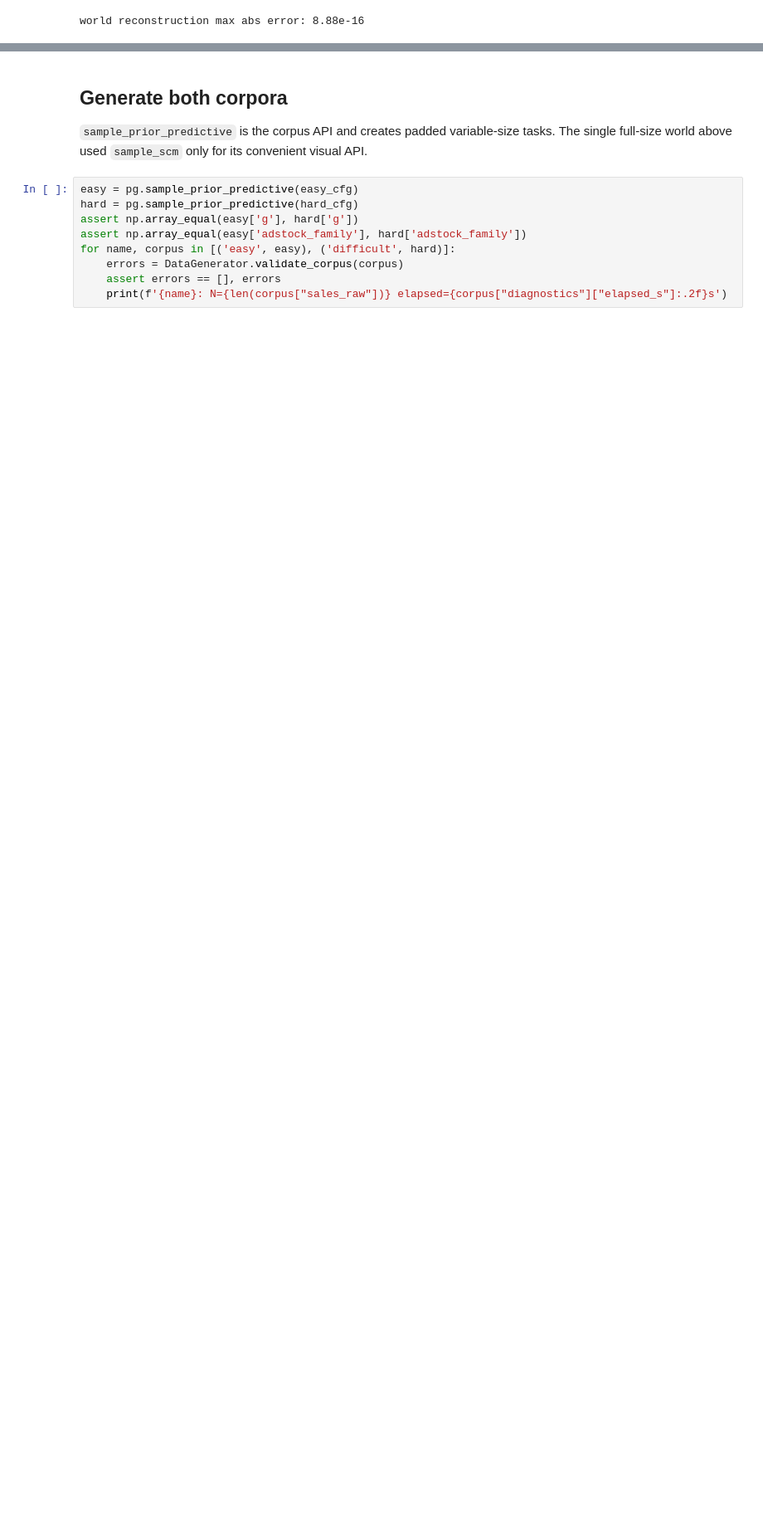
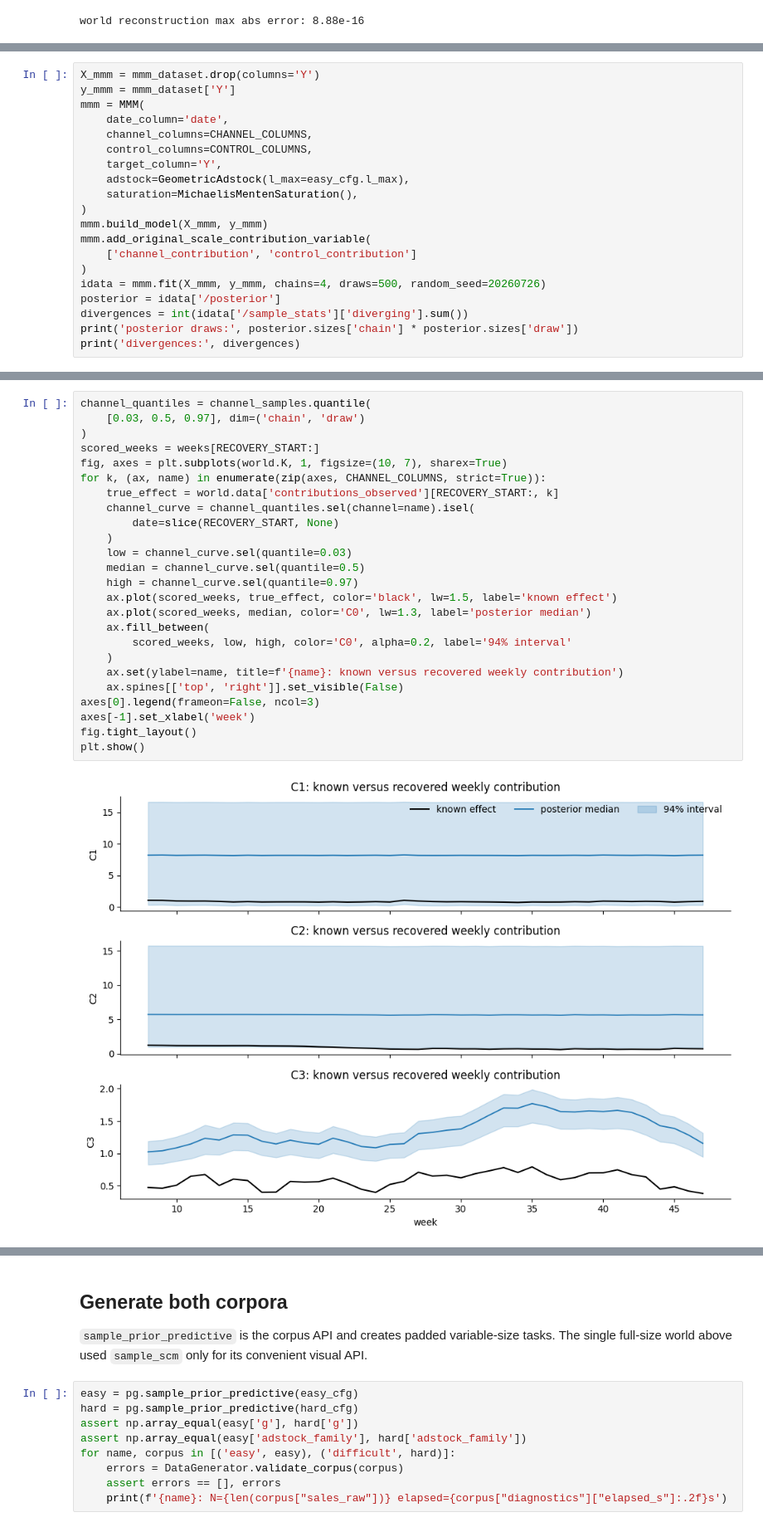
Before and after one commit to pymc-labs/pymc-generator, a Jupyter notebook: docs/examples/simple-model.ipynb, the cells around one changed output, grey strips where cells are left out. Shown at 83% size. Cells and saved outputs as stored; diff of their text form; blank space fills up the shorter version.

Commit message:
docs: audit MMM effect recovery

```diff
--- a/docs/examples/simple-model.ipynb
+++ b/docs/examples/simple-model.ipynb
@@ -176,0 +207,20 @@ world reconstruction max abs error: 8.88e-16
+# %%
+X_mmm = mmm_dataset.drop(columns='Y')
+y_mmm = mmm_dataset['Y']
+mmm = MMM(
+    date_column='date',
+    channel_columns=CHANNEL_COLUMNS,
+    control_columns=CONTROL_COLUMNS,
+    target_column='Y',
+    adstock=GeometricAdstock(l_max=easy_cfg.l_max),
+    saturation=MichaelisMentenSaturation(),
+)
+mmm.build_model(X_mmm, y_mmm)
+mmm.add_original_scale_contribution_variable(
+    ['channel_contribution', 'control_contribution']
+)
+idata = mmm.fit(X_mmm, y_mmm, chains=4, draws=500, random_seed=20260726)
+posterior = idata['/posterior']
+divergences = int(idata['/sample_stats']['diverging'].sum())
+print('posterior draws:', posterior.sizes['chain'] * posterior.sizes['draw'])
+print('divergences:', divergences)
@@ -176,0 +304,27 @@ world reconstruction max abs error: 8.88e-16
+# %%
+channel_quantiles = channel_samples.quantile(
+    [0.03, 0.5, 0.97], dim=('chain', 'draw')
+)
+scored_weeks = weeks[RECOVERY_START:]
+fig, axes = plt.subplots(world.K, 1, figsize=(10, 7), sharex=True)
+for k, (ax, name) in enumerate(zip(axes, CHANNEL_COLUMNS, strict=True)):
+    true_effect = world.data['contributions_observed'][RECOVERY_START:, k]
+    channel_curve = channel_quantiles.sel(channel=name).isel(
+        date=slice(RECOVERY_START, None)
+    )
+    low = channel_curve.sel(quantile=0.03)
+    median = channel_curve.sel(quantile=0.5)
+    high = channel_curve.sel(quantile=0.97)
+    ax.plot(scored_weeks, true_effect, color='black', lw=1.5, label='known effect')
+    ax.plot(scored_weeks, median, color='C0', lw=1.3, label='posterior median')
+    ax.fill_between(
+        scored_weeks, low, high, color='C0', alpha=0.2, label='94% interval'
+    )
+    ax.set(ylabel=name, title=f'{name}: known versus recovered weekly contribution')
+    ax.spines[['top', 'right']].set_visible(False)
+axes[0].legend(frameon=False, ncol=3)
+axes[-1].set_xlabel('week')
+fig.tight_layout()
+plt.show()
+# %% [output]
+[figure, added]
```
Also changed, not shown: parts of 8 cells of this notebook, 2 other files.
